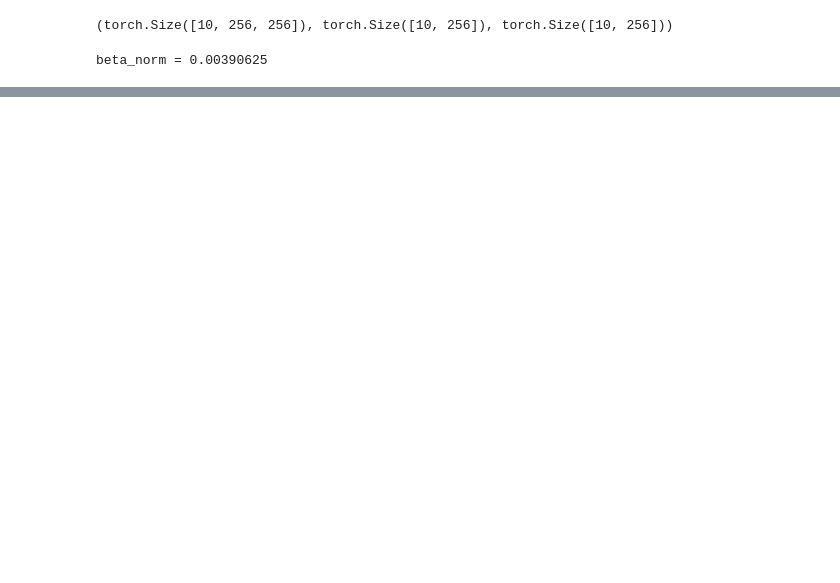
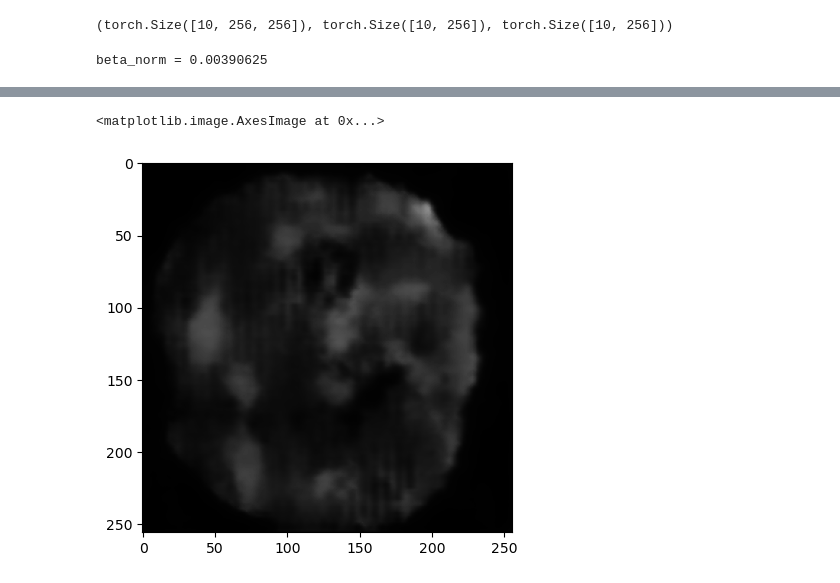
Before and after one commit to felsager/vae_lung_tumor_segmentation, a Jupyter notebook: notebooks/vae_model_2.ipynb, the cells around one changed output, grey strips where cells are left out. Drawn from its saved outputs; the diff is of its cells as text; code cells hidden in the pictures; blank space fills up the shorter version.

```diff
--- a/notebooks/vae_model_2.ipynb
+++ b/notebooks/vae_model_2.ipynb
@@ -242,0 +257,7 @@ plt.imshow(x_sampled[0].detach().numpy(), cmap='gray')
+# %%
+model.eval()
+x_sampled = model.decode(torch.randn(1, latent_size).to(device)).view(1, 256, 256).cpu()
+plt.imshow(x_sampled[0].detach().numpy(), vmin=0, vmax=1, cmap='gray')
+# %% [output]
+<matplotlib.image.AxesImage at 0x...>
+[figure, added]
```
Also changed, not shown: parts of 7 cells of this notebook.
